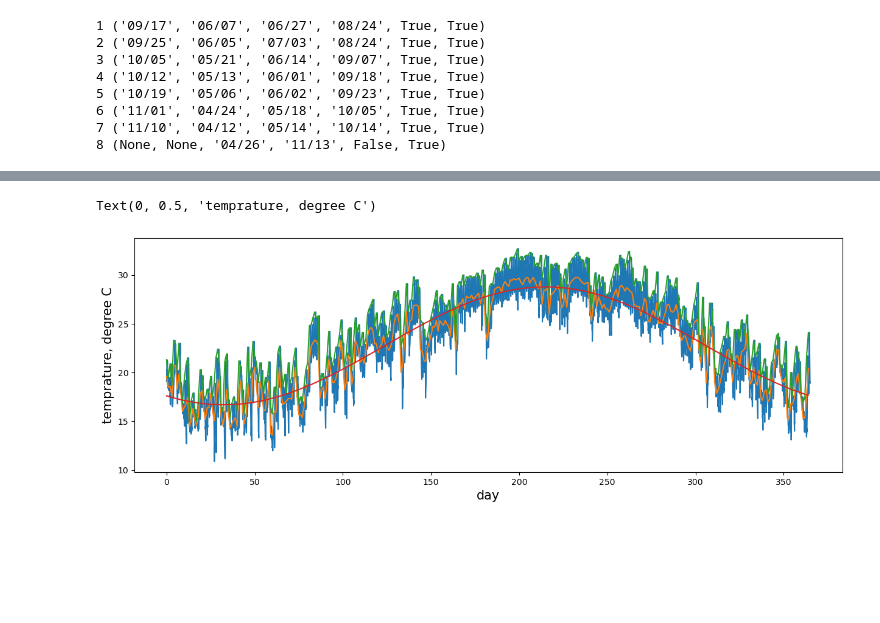
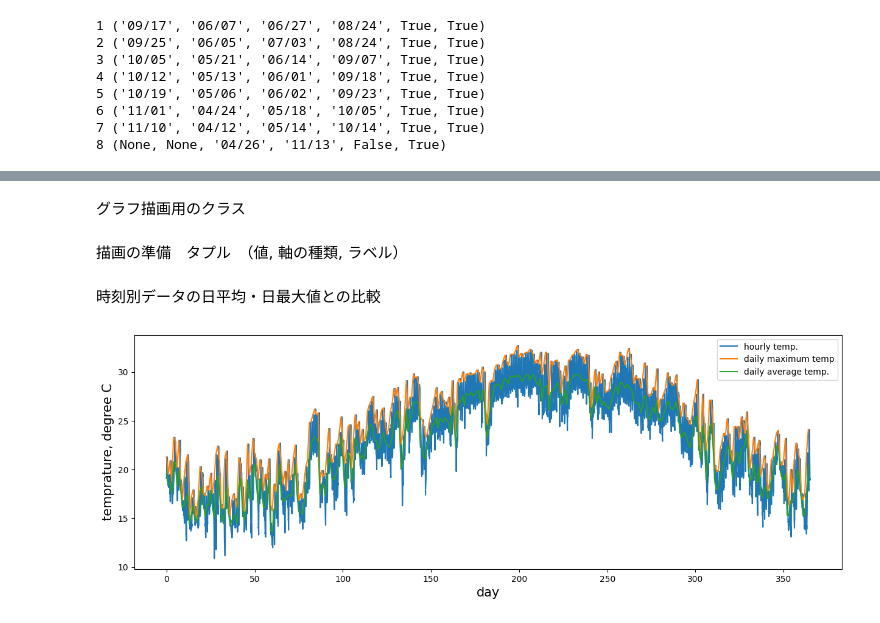
Before and after one commit to BRI-EES-House/heat_load_calc, a Jupyter notebook: notebook/module/season.ipynb, the cells around one changed output, grey strips where cells are left out. Cells and saved outputs as stored; diff of their text form; code cells hidden in the pictures; blank space fills up the shorter version.

Commit message:
analyzed harmonized func

```diff
--- a/notebook/module/season.ipynb
+++ b/notebook/module/season.ipynb
@@ -98,16 +71,53 @@ theta_o_filterd = np.fft.ifft(freq_filterd).real
-# %%
-x_n = np.array(range(8760))/24
-x_d = np.array(range(365))
-
-fig = plt.figure(figsize = (15,5))
-ax = fig.add_subplot(1,1,1)
-ax.plot(x_n, w.theta_o_h)
-ax.plot(x_d, w.theta_o_ave_d)
-ax.plot(x_d, w.theta_o_max_d)
-ax.plot(x_d, theta_o_filterd)
-
-ax.set_xlabel('day', fontsize = 15)
-ax.set_ylabel('temprature, degree C', fontsize = 15)
-# %% [output]
-Text(0, 0.5, 'temprature, degree C')
-[figure, removed]
+# %% [markdown]
+グラフ描画用のクラス
+# %%
+class myGraph:
+
+    def __init__(self):
+
+        fig = plt.figure(figsize = (15,5))
+        self.ax = fig.add_subplot(1,1,1)
+        self.x_n = np.array(range(8760))/24
+        self.x_d = np.array(range(365))
+
+    def add(self, v):
+
+        match v[1]:
+            case "d":
+                self.ax.plot(self.x_d, v[0], label=v[2])
+            case "h":
+                self.ax.plot(self.x_n, v[0], label=v[2])
+            case _:
+                raise KeyError()
+
+    def draw(self):
+        self.ax.set_xlabel('day', fontsize = 15)
+        self.ax.set_ylabel('temprature, degree C', fontsize = 15)
+        self.ax.legend()
+# %% [markdown]
+描画の準備　タプル　（値, 軸の種類, ラベル）
+# %%
+# hourly outdoor temp.
+theta_o_h = (w.theta_o_h, "h", "hourly temp.")
+
+# daily average temp.
+theta_o_ave_d = (w.theta_o_ave_d, "d", "daily average temp.")
+
+# daily maximum temp.
+theta_o_max_d = (w.theta_o_max_d, "d", "daily maximum temp")
+
+# daily harmonized average temp.
+theta_o_ave_hrm_d = (w.theta_o_ave_hrm_d, "d", "daily harmonized average temp.")
+
+# daily harmonized maximum temp.
+theta_o_max_hrm_d = (w.theta_o_max_hrm_d, "d", "daily harmonized maximum temp.")
+# %% [markdown]
+時刻別データの日平均・日最大値との比較
+# %%
+g = myGraph()
+g.add(theta_o_h)
+g.add(theta_o_max_d)
+g.add(theta_o_ave_d)
+g.draw()
+# %% [output]
+[figure, added]
```
Also changed, not shown: parts of 20 cells of this notebook.
